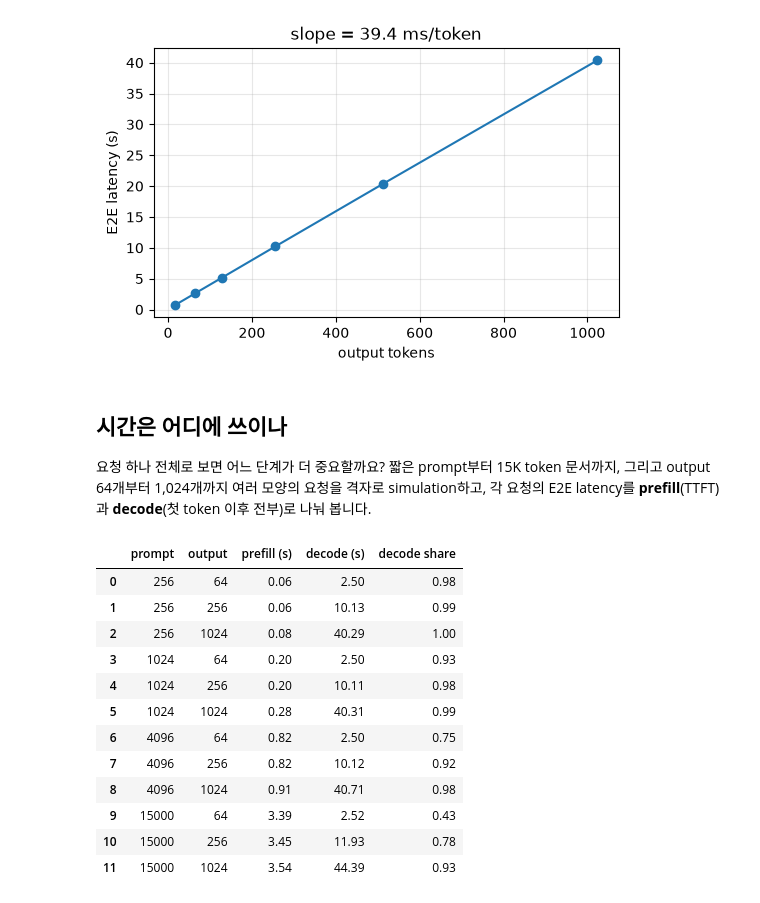
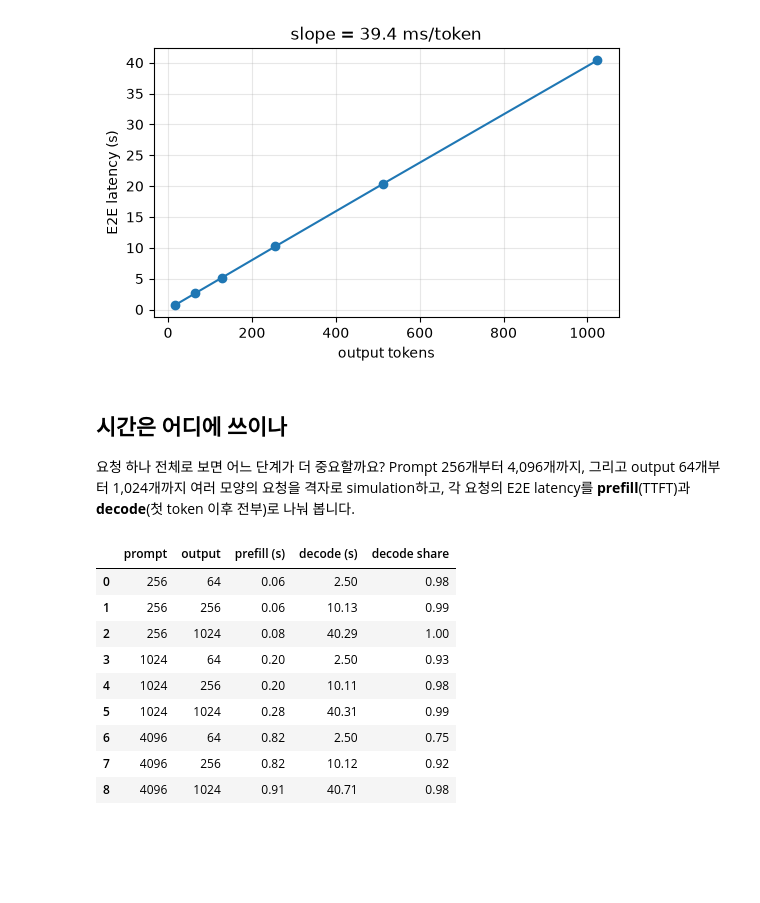
Before and after one commit to kwmaeng91/studying-llm-systems-without-gpus, a Jupyter notebook: docs/ko/lectures/01-prefill-and-decode.ipynb, the cells around one changed output. Cells and saved outputs as stored; diff of their text form; code cells hidden in the pictures; blank space fills up the shorter version.

```diff
--- a/docs/ko/lectures/01-prefill-and-decode.ipynb
+++ b/docs/ko/lectures/01-prefill-and-decode.ipynb
@@ -283,37 +285,34 @@ plt.title(f"slope = {1e3 * slope:.1f} ms/token");
 # %% [markdown]
 ## 시간은 어디에 쓰이나
 
-요청 하나 전체로 보면 어느 단계가 더 중요할까요? 짧은 prompt부터 15K token 문서까지,
+요청 하나 전체로 보면 어느 단계가 더 중요할까요? Prompt 256개부터 4,096개까지,
 그리고 output 64개부터 1,024개까지 여러 모양의 요청을 격자로 simulation하고, 각 요청의
 E2E latency를 **prefill**(TTFT)과 **decode**(첫 token 이후 전부)로 나눠 봅니다.
 # %%
 import pandas as pd
 
 rows = []
-for p_len in (256, 1024, 4096, 15000):
+for p_len in (256, 1024, 4096):
     for d_len in (64, 256, 1024):
         s_ = lsg.simulate(**SYSTEM, prefill_tokens=p_len, decode_tokens=d_len,
                           qps=0.05, num_requests=5).summary()
         ttft = s_["TTFT p50 (ms)"] / 1e3
         rows.append({"prompt": p_len, "output": d_len,
                      "prefill (s)": ttft, "decode (s)": s_["E2E p50 (s)"] - ttft})
 breakdown = pd.DataFrame(rows)
 breakdown["decode share"] = breakdown["decode (s)"] / (breakdown["prefill (s)"] + breakdown["decode (s)"])
 breakdown.round(2)
 # %% [output]
 |  | prompt | output | prefill (s) | decode (s) | decode share |
 | 0 | 256 | 64 | 0.06 | 2.50 | 0.98 |
 | 1 | 256 | 256 | 0.06 | 10.13 | 0.99 |
 | 2 | 256 | 1024 | 0.08 | 40.29 | 1.00 |
 | 3 | 1024 | 64 | 0.20 | 2.50 | 0.93 |
 | 4 | 1024 | 256 | 0.20 | 10.11 | 0.98 |
 | 5 | 1024 | 1024 | 0.28 | 40.31 | 0.99 |
 | 6 | 4096 | 64 | 0.82 | 2.50 | 0.75 |
 | 7 | 4096 | 256 | 0.82 | 10.12 | 0.92 |
 | 8 | 4096 | 1024 | 0.91 | 40.71 | 0.98 |
-| 9 | 15000 | 64 | 3.39 | 2.52 | 0.43 |
-| 10 | 15000 | 256 | 3.45 | 11.93 | 0.78 |
-| 11 | 15000 | 1024 | 3.54 | 44.39 | 0.93 |
 # %%
 labels = [f"{p:,} in / {d:,} out" for p, d in zip(breakdown["prompt"], breakdown["output"])]
 total = breakdown["prefill (s)"] + breakdown["decode (s)"]
```
Also changed, not shown: parts of 3 cells of this notebook, 3 other files.
